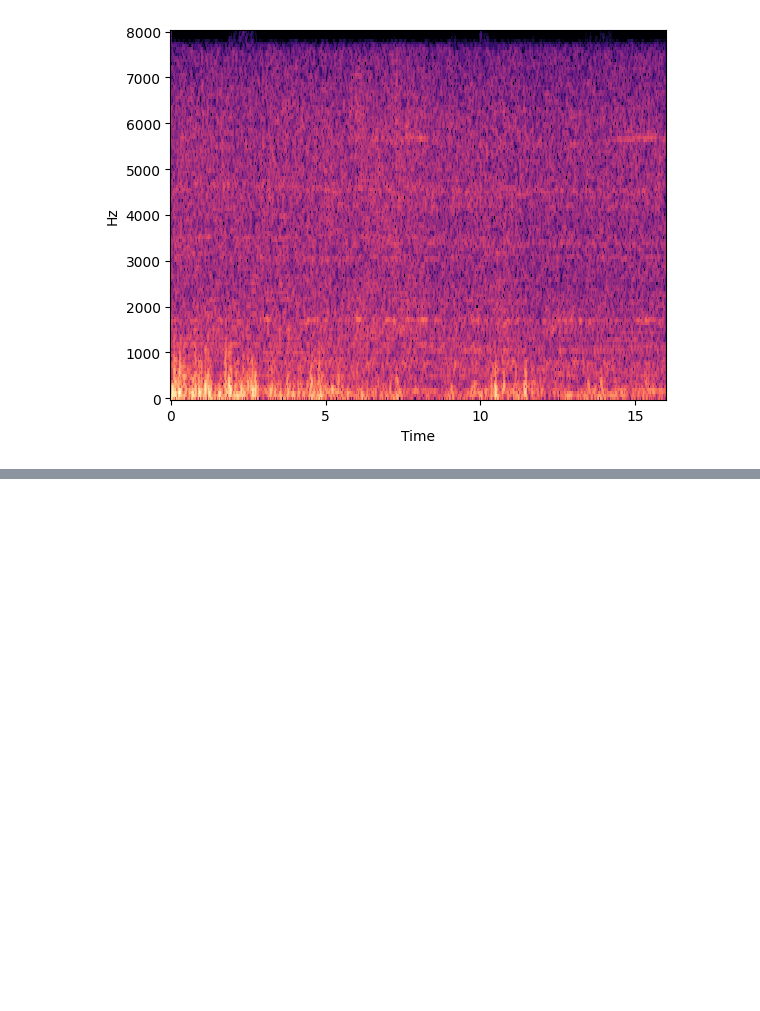
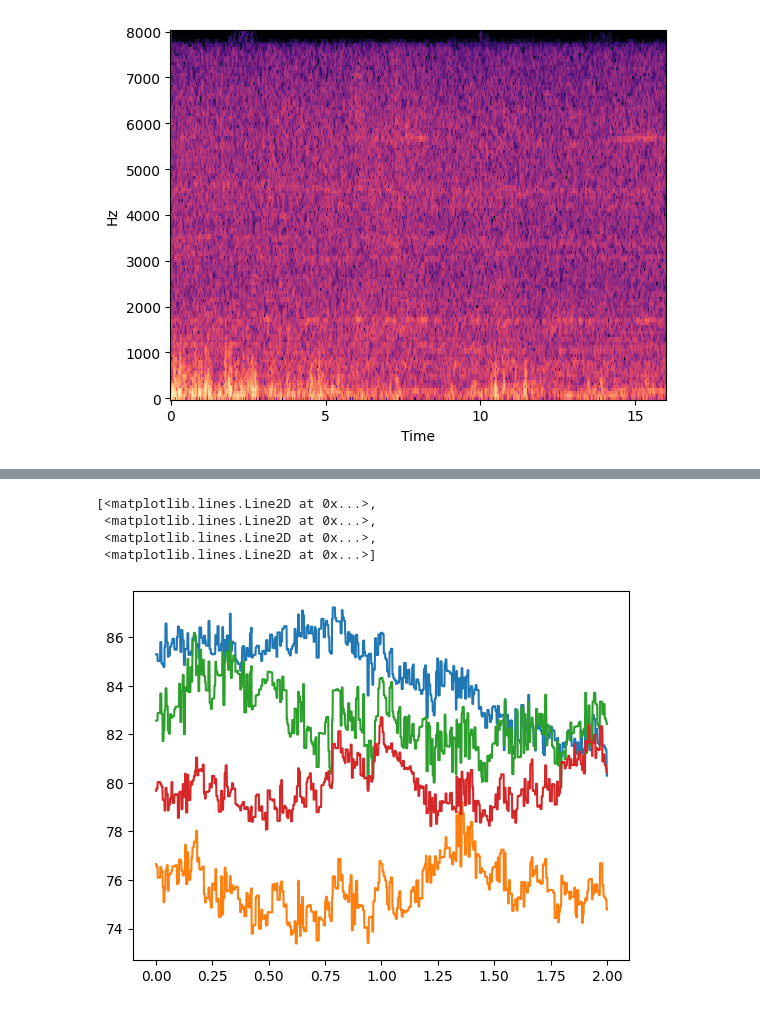
Before and after one commit to flyingleafe/Edge-BS-RoFormer-DroneNoise-LibriMix, a Jupyter notebook: notebooks/EVAL_BY_HAND.ipynb, the cells around one changed output, grey strips where cells are left out. Cells and saved outputs as stored; diff of their text form; code cells hidden in the pictures; blank space fills up the shorter version.

```diff
--- a/notebooks/EVAL_BY_HAND.ipynb
+++ b/notebooks/EVAL_BY_HAND.ipynb
@@ -66,0 +84,8 @@ show_audio(*lr.load('../datasets/DREGON-LM-test/valid/sample_00000/mixture.wav',
+# %%
+plt.plot(np.linspace(0, wav.shape[0] / sr, rps_gt.shape[1]), rps_gt.T)
+# %% [output]
+[<matplotlib.lines.Line2D at 0x...>,
+ <matplotlib.lines.Line2D at 0x...>,
+ <matplotlib.lines.Line2D at 0x...>,
+ <matplotlib.lines.Line2D at 0x...>]
+[figure, added]
```
Also changed, not shown: parts of 8 cells of this notebook, 6 other files.
